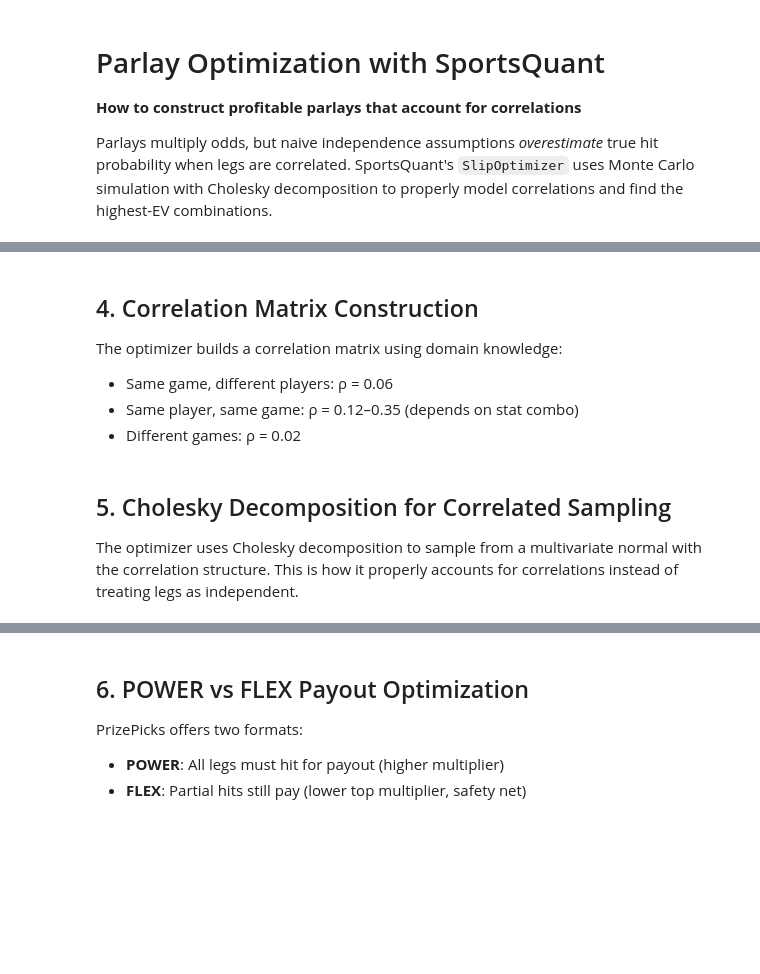
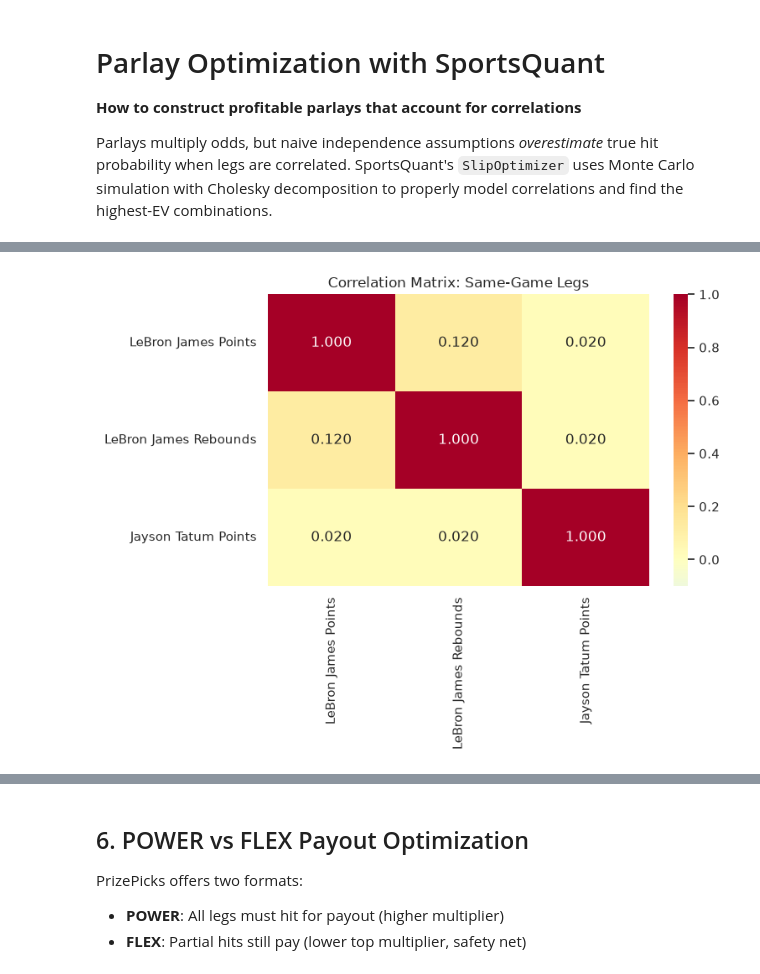
Before and after one commit to Veedubin/sportsquant, a Jupyter notebook: notebooks/common/05_parlay_optimization.ipynb, the cells around one changed output, grey strips where cells are left out. Cells and saved outputs as stored; diff of their text form; code cells hidden in the pictures; blank space fills up the shorter version.

```diff
--- a/notebooks/common/05_parlay_optimization.ipynb
+++ b/notebooks/common/05_parlay_optimization.ipynb
@@ -122,24 +161,26 @@ for n in [3, 4]:
-# %% [markdown]
-## 4. Correlation Matrix Construction
-
-The optimizer builds a correlation matrix using domain knowledge:
-- Same game, different players: ρ = 0.06
-- Same player, same game: ρ = 0.12–0.35 (depends on stat combo)
-- Different games: ρ = 0.02
 # %%
-# Show correlation matrix for a sample slip
-sample_legs = [legs_pool[0], legs_pool[1], legs_pool[2]]  # LeBron PTS, LeBron REB, Tatum PTS
-corr_matrix = optimizer._corr_matrix(sample_legs)
+if not PARLAY_AVAILABLE or not legs_pool or optimizer is None:
+    print("⚠️ Parlay modules or leg pool not available — skipping correlation matrix demo")
+    # Show mock correlation matrix
+    mock_corr = np.array([[1.0, 0.3, 0.1], [0.3, 1.0, 0.05], [0.1, 0.05, 1.0]])
+    mock_labels = ["LeBron Pts", "LeBron Reb", "Tatum Pts"]
+    corr_df = pd.DataFrame(mock_corr, index=mock_labels, columns=mock_labels)
+    fig, ax = plt.subplots(figsize=(8, 6))
+    sns.heatmap(corr_df, annot=True, fmt=".3f", cmap="RdYlBu_r", center=0, ax=ax, vmin=-0.1, vmax=1.0)
+    ax.set_title("Correlation Matrix: Same-Game Legs (Mock Data)")
+    plt.tight_layout()
+    plt.show()
+else:
+    sample_legs = [legs_pool[0], legs_pool[1], legs_pool[2]]
+    corr_matrix = optimizer._corr_matrix(sample_legs)
 
-labels = [f"{l.player} {l.stat_type}" for l in sample_legs]
-corr_df = pd.DataFrame(corr_matrix, index=labels, columns=labels)
+    labels = [f"{l.player} {l.stat_type}" for l in sample_legs]
+    corr_df = pd.DataFrame(corr_matrix, index=labels, columns=labels)
 
-fig, ax = plt.subplots(figsize=(8, 6))
-sns.heatmap(corr_df, annot=True, fmt=".3f", cmap="RdYlBu_r", center=0, ax=ax, vmin=-0.1, vmax=1.0)
-ax.set_title("Correlation Matrix: Same-Game Legs")
-plt.tight_layout()
-plt.show()
+    fig, ax = plt.subplots(figsize=(8, 6))
+    sns.heatmap(corr_df, annot=True, fmt=".3f", cmap="RdYlBu_r", center=0, ax=ax, vmin=-0.1, vmax=1.0)
+    ax.set_title("Correlation Matrix: Same-Game Legs")
+    plt.tight_layout()
+    plt.show()
+# %% [output]
+[figure, added]
-# %% [markdown]
-## 5. Cholesky Decomposition for Correlated Sampling
-
-The optimizer uses Cholesky decomposition to sample from a multivariate normal with the correlation structure. This is how it properly accounts for correlations instead of treating legs as independent.
```
Also changed, not shown: parts of 21 cells of this notebook, 51 other files.
